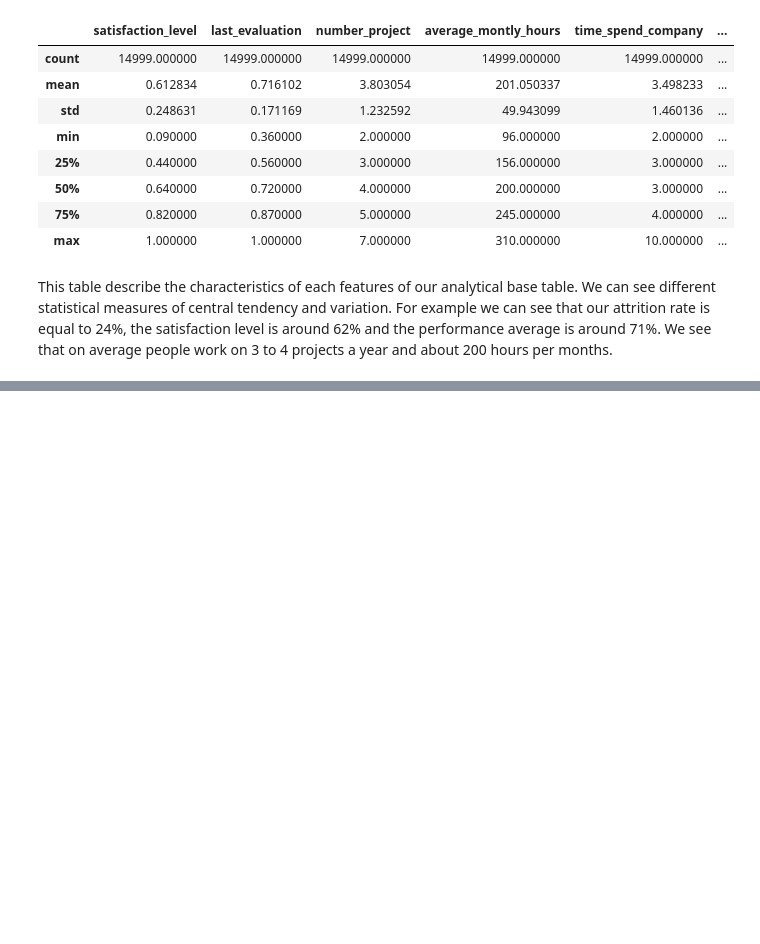
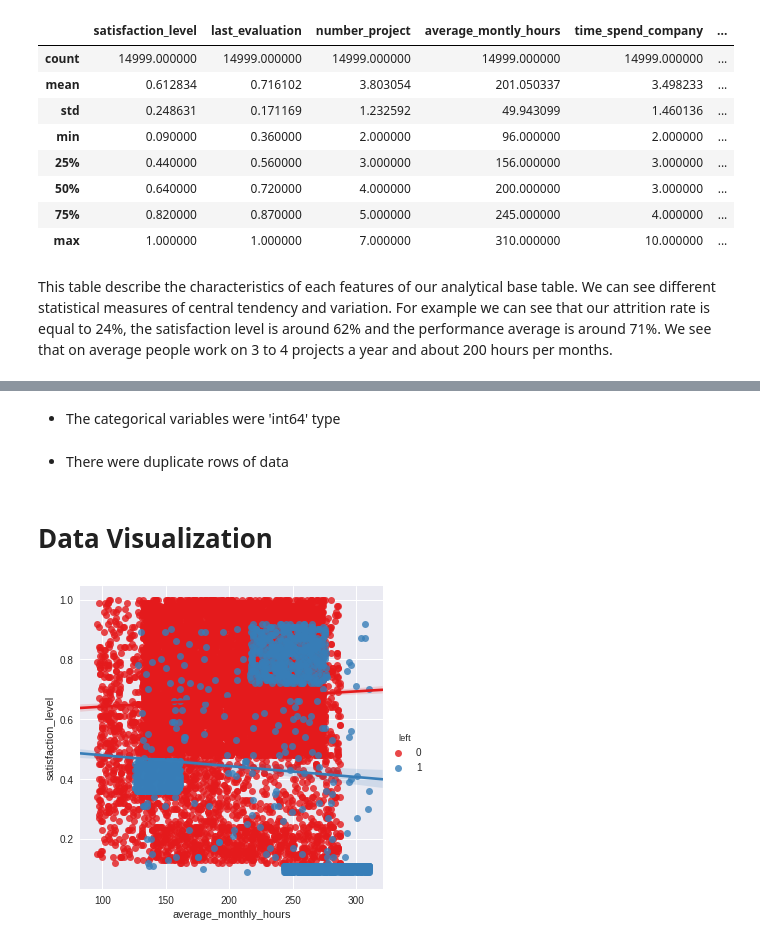
Before and after one commit to prajwaldp/kaggle-human-resource-analytics, a Jupyter notebook: Untitled2.ipynb, the cells around one changed output, grey strips where cells are left out. Cells and saved outputs as stored; diff of their text form; code cells hidden in the pictures; blank space fills up the shorter version.

```diff
--- a/Untitled2.ipynb
+++ b/Untitled2.ipynb
@@ -35,7 +35,7 @@ department and salary.
 This is the data provided by the HR department:
 # %%
 import pandas as pd
-df = pd.read_csv("Downloads/HR_comma_sep.csv")
+df = pd.read_csv("HR_comma_sep.csv")
 df.head(5)
 # %% [output]
 |  | satisfaction_level | last_evaluation | number_project | average_montly_hours | time_spend_company | ... |
@@ -79,22 +100,6 @@ people work on 3 to 4 projects a year and about 200 hours per months.
+# %% [markdown]
+* The categorical variables were 'int64' type
 # %%
-# Import neccesary packages
-import pandas as pd
-import matplotlib.pyplot as plt
-
-# Import the dataframe
-df = pd.read_csv("Downloads/HR_comma_sep.csv")
-
-# rename `Work_accident` to `work_accident`
-df['work_accident'] = df['Work_accident']
-df = df.drop('Work_accident', 1)
-
-# rename `average_montly_hours` to `average_monthly_hours`
-df['average_monthly_hours'] = df['average_montly_hours']
-df = df.drop('average_montly_hours', 1)
-
-# No na's found
-# df.isnull().sum()
-
 # Convert required columns to categorical
 df['salary'] = df['salary'].astype('category').cat.codes
 df['left'] = df['left'].astype('category').cat.codes
@@ -102,5 +107,5 @@ df['department'] = df['sales'].astype('category').cat.codes
 df = df.drop('sales', 1)
 df['promotion_last_5years'] = df['promotion_last_5years'].astype('category')
 df['work_accident'] = df['work_accident'].astype('category')
-
-df = df.drop_duplicates()
+# %% [markdown]
+* There were duplicate rows of data
@@ -106,0 +114,9 @@ df = df.drop_duplicates()
+# %% [markdown]
+# Data Visualization
+# %%
+import seaborn as sns
+sns.lmplot(x='average_monthly_hours', y='satisfaction_level',
+           data=df, hue='left', palette='Set1')
+plt.show()
+# %% [output]
+[figure, added]
```
Also changed, not shown: parts of 5 cells of this notebook.
